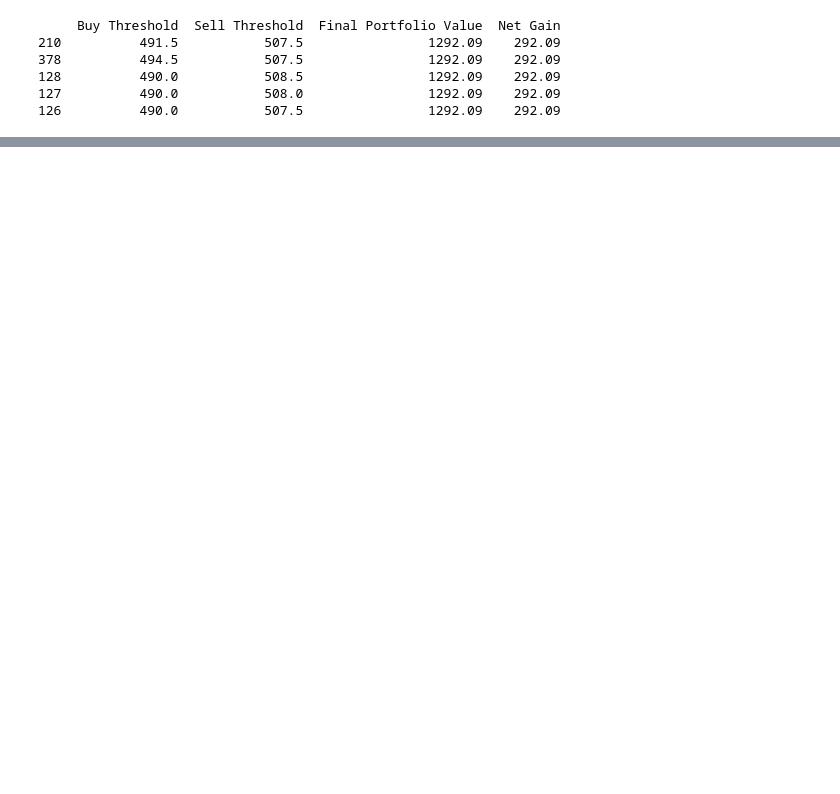
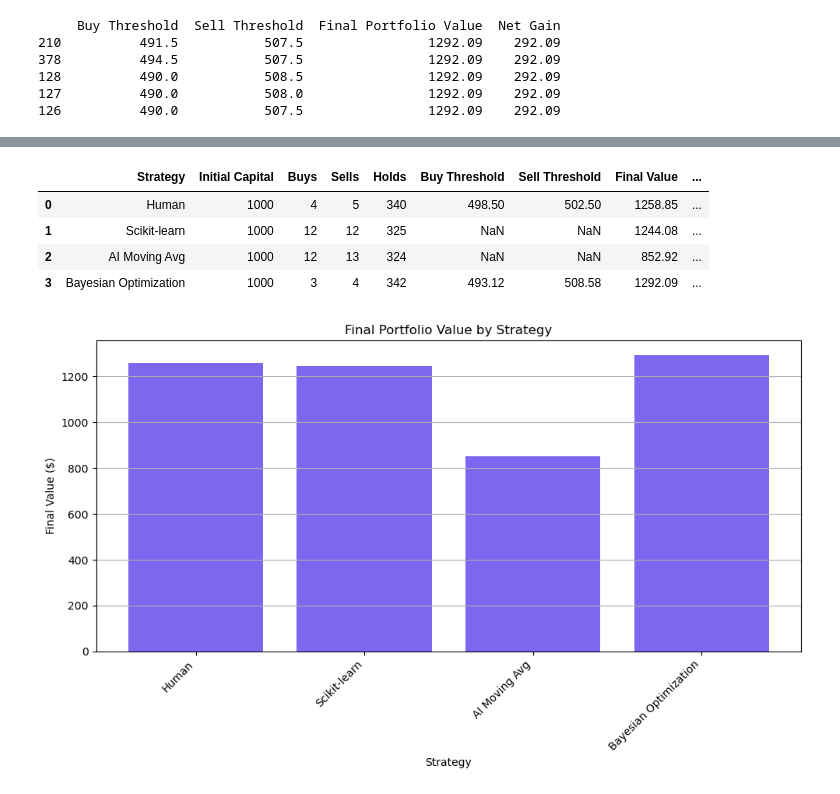
Before and after one commit to eternalshash/traderAuto, a Jupyter notebook: testNewRunJun3.ipynb, the cells around one changed output, grey strips where cells are left out. Drawn from its saved outputs; the diff is of its cells as text; code cells hidden in the pictures; blank space fills up the shorter version.

Commit message:
uploadTestedStratJun3

```diff
--- a/testNewRunJun3.ipynb
+++ b/testNewRunJun3.ipynb
@@ -46,7 +48,7 @@ for _, row in df.iterrows():
 final_val = cash + equity * df.iloc[-1]['Close']
 human_summary = pd.DataFrame([{
     'Strategy': 'Human', 'Initial Capital': initial_capital, 'Buys': buys,
-    'Sells': sells, 'Holds': holds, 'Final Value': round(final_val, 2),
+    'Sells': sells, 'Holds': holds, 'Buy Threshold': 498.5,'Sell Threshold': 502.5, 'Final Value': round(final_val, 2),
     'Profit': round(final_val - initial_capital, 2)
 }])
 human_log_df = pd.DataFrame(human_log)
@@ -199,16 +206,6 @@ print(top_results.head())
 127          490.0           508.0                1292.09    292.09
 126          490.0           507.5                1292.09    292.09
 # %%
-import pandas as pd
-import numpy as np
-from bayes_opt import BayesianOptimization
-
-# Load and prepare your data
-file_path = '/Users/schoudhry/Desktop/shashy/traderAuto/BRK.B(jan9.2024).csv'
-df = pd.read_csv(file_path)
-df.columns = df.columns.str.strip()
-df['Date'] = pd.to_datetime(df['Date'])
-df = df.sort_values('Date').reset_index(drop=True)
 
 # Constants
 initial_capital = 1000
@@ -285,7 +282,7 @@ final_value = cash + equity * df.iloc[-1]['Close']
 profit = final_value - initial_capital
 
 # Summary Table
-summary_df = pd.DataFrame([{
+bayes_summary = pd.DataFrame([{
     'Strategy': 'Bayesian Optimization',
     'Buy Threshold': round(best_buy, 2),
     'Sell Threshold': round(best_sell, 2),
@@ -300,10 +297,12 @@ summary_df = pd.DataFrame([{
 # Trade Log Table
 trade_log_df = pd.DataFrame(trade_log)
 
+
+
 # Save or print
-print(summary_df)
+print(bayes_summary)
 print("\nTop of Trade Log:")
 print(trade_log_df.head())
-summary_df.to_csv("bayes_summary.csv", index=False)
+bayes_summary.to_csv("bayes_summary.csv", index=False)
 trade_log_df.to_csv("bayes_trade_log.csv", index=False)
 # %% [output]
@@ -310,0 +326,34 @@ ModuleNotFoundError: No module named 'bayes_opt'
+# %%
+import pandas as pd
+import matplotlib.pyplot as plt
+
+
+# Combine all previously defined summary DataFrames (from each strategy block)
+all_summaries = pd.concat([human_summary, sklearn_summary, ai_summary, bayes_summary], ignore_index=True)
+
+# Add Return % for clarity
+all_summaries['Return (%)'] = round(
+    (all_summaries['Final Value'] - all_summaries['Initial Capital']) / all_summaries['Initial Capital'] * 100, 2
+)
+
+# Display the consolidated table
+from IPython.display import display
+display(all_summaries)
+
+# Plot final value of each strategy
+plt.figure(figsize=(10, 6))
+plt.bar(all_summaries['Strategy'], all_summaries['Final Value'], color='mediumslateblue')
+plt.title('Final Portfolio Value by Strategy')
+plt.xlabel('Strategy')
+plt.ylabel('Final Value ($)')
+plt.xticks(rotation=45, ha='right')
+plt.grid(axis='y')
+plt.tight_layout()
+plt.show()
+# %% [output]
+|  | Strategy | Initial Capital | Buys | Sells | Holds | Buy Threshold | Sell Threshold | Final Value | ... |
+| 0 | Human | 1000 | 4 | 5 | 340 | 498.50 | 502.50 | 1258.85 | ... |
+| 1 | Scikit-learn | 1000 | 12 | 12 | 325 | NaN | NaN | 1244.08 | ... |
+| 2 | AI Moving Avg | 1000 | 12 | 13 | 324 | NaN | NaN | 852.92 | ... |
+| 3 | Bayesian Optimization | 1000 | 3 | 4 | 342 | 493.12 | 508.58 | 1292.09 | ... |
+[figure, added]
```
Also changed, not shown: parts of 3 cells of this notebook, 2 other files.
